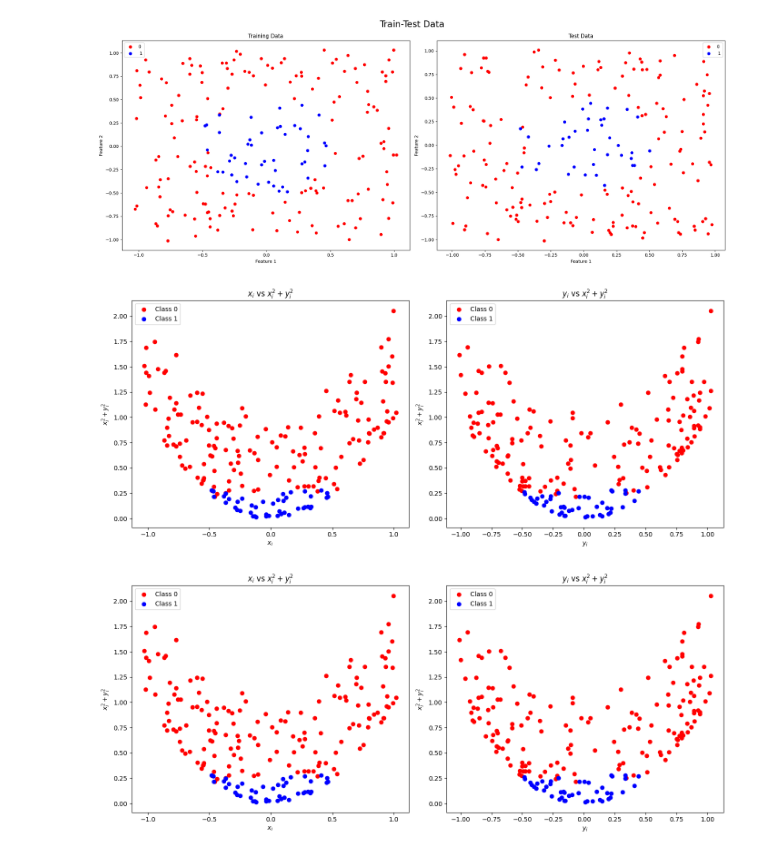
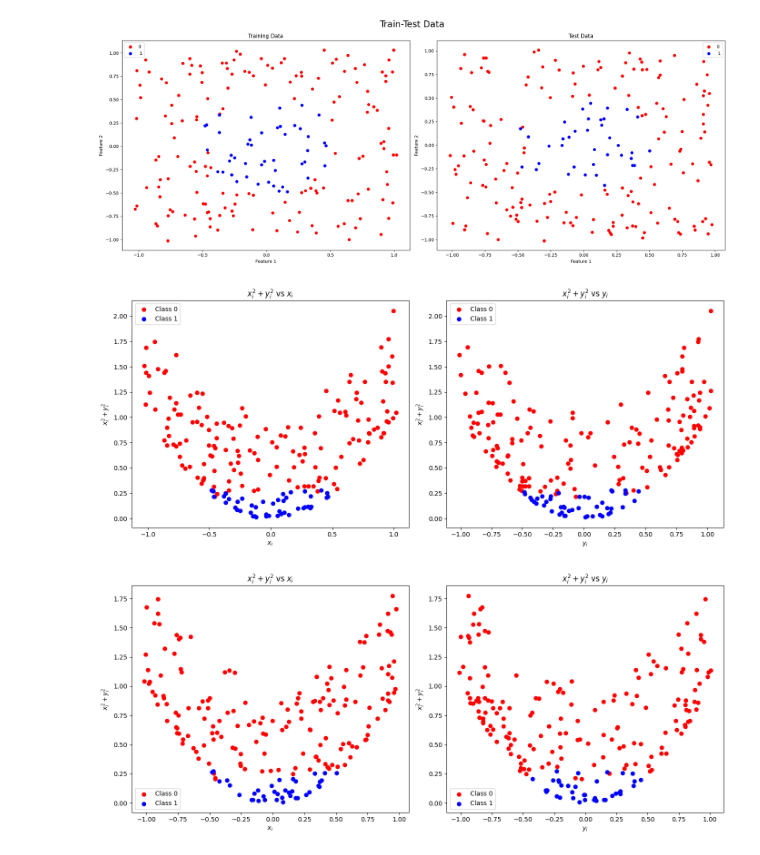
Before and after one commit to Vashistht/Intro_DL, a Jupyter notebook: IDL_hw2/source/Deliverable7.ipynb, the cells around one changed output. Drawn from its saved outputs; the diff is of its cells as text; code cells hidden in the pictures.

```diff
--- a/IDL_hw2/source/Deliverable7.ipynb
+++ b/IDL_hw2/source/Deliverable7.ipynb
@@ -82,7 +82,7 @@ def train_and_test_mlp(mlp, x_train, y_train, x_test, y_test, opt_loss, opt_opti
     }
     return logs
 # %%
-def plot_3d (x_train_augmented, feature, savefig=False, name= None):
+def plot_3d (x_train_augmented, y_train, feature, savefig=False, name= None):
     # Splitting x_train_augmented into separate features for easier handling
     feature_1 = x_train_augmented[:, 0]
     feature_2 = x_train_augmented[:, 1]
@@ -98,9 +98,10 @@ def plot_3d (x_train_augmented, feature, savefig=False, name= None):
     plt.subplot(1, 2, 1) # (rows, columns, panel number)
     plt.scatter(feature_1[class_0_indices], feature_3[class_0_indices], c='red', label='Class 0')
     plt.scatter(feature_1[class_1_indices], feature_3[class_1_indices], c='blue', label='Class 1')
-    plt.title(r'$x_i$ vs $x_{i}^2 + y_i^2$')
+    feature = '$' + feature + '$'
+    title  = f'{feature} vs $x_i$'
+    plt.title(rf'{title}')
     plt.xlabel(r'$x_i$')
-    feature = '$' + feature + '$'
     plt.ylabel(rf'{feature}')
     plt.legend()
 
@@ -108,8 +109,8 @@ def plot_3d (x_train_augmented, feature, savefig=False, name= None):
     plt.subplot(1, 2, 2)
     plt.scatter(feature_2[class_0_indices], feature_3[class_0_indices], c='red', label='Class 0')
     plt.scatter(feature_2[class_1_indices], feature_3[class_1_indices], c='blue', label='Class 1')
-    plt.title(r'$y_i$ vs $x_{i}^2 + y_i^2$')
-
+    title  = f'{feature} vs $y_i$'
+    plt.title(rf'{title}')
     plt.xlabel(r'$y_i$')
     plt.ylabel(r'$x_{i}^2 + y_i^2$')
     plt.legend()
@@ -131,11 +132,13 @@ numpyNN.plot_train_test_data(x_train, y_train, x_test, y_test, 'circle-no_embedd
 # %%
 third_feature_train = np.sum(x_train**2, axis=1)
 x_train_augmented = np.concatenate((x_train, third_feature_train[:, np.newaxis]), axis=1)
-third_feature_test = np.sum(x_train**2, axis=1)
-x_test_augmented = np.concatenate((x_train, third_feature_test[:, np.newaxis]), axis=1)
+
+third_feature_test = np.sum(x_test**2, axis=1)
+x_test_augmented = np.concatenate((x_test, third_feature_test[:, np.newaxis]), axis=1)
 # %%
-plot_3d(x_train_augmented, 'x_{i}^2 + y_i^2')
-plot_3d(x_test_augmented, 'x_{i}^2 + y_i^2')
+# plt.scatter(x_train_augmented[:, 0], x_train_augmented[:, 2], c=y_train.flatten())
+plot_3d(x_train_augmented, y_train, 'x_{i}^2 + y_i^2')
+plot_3d(x_test_augmented,y_test,  'x_{i}^2 + y_i^2')
 # %% [output]
 [figure]
-[figure, old version]
+[figure, new version]
```
Also changed, not shown: parts of 42 cells of this notebook, 2 other files.
